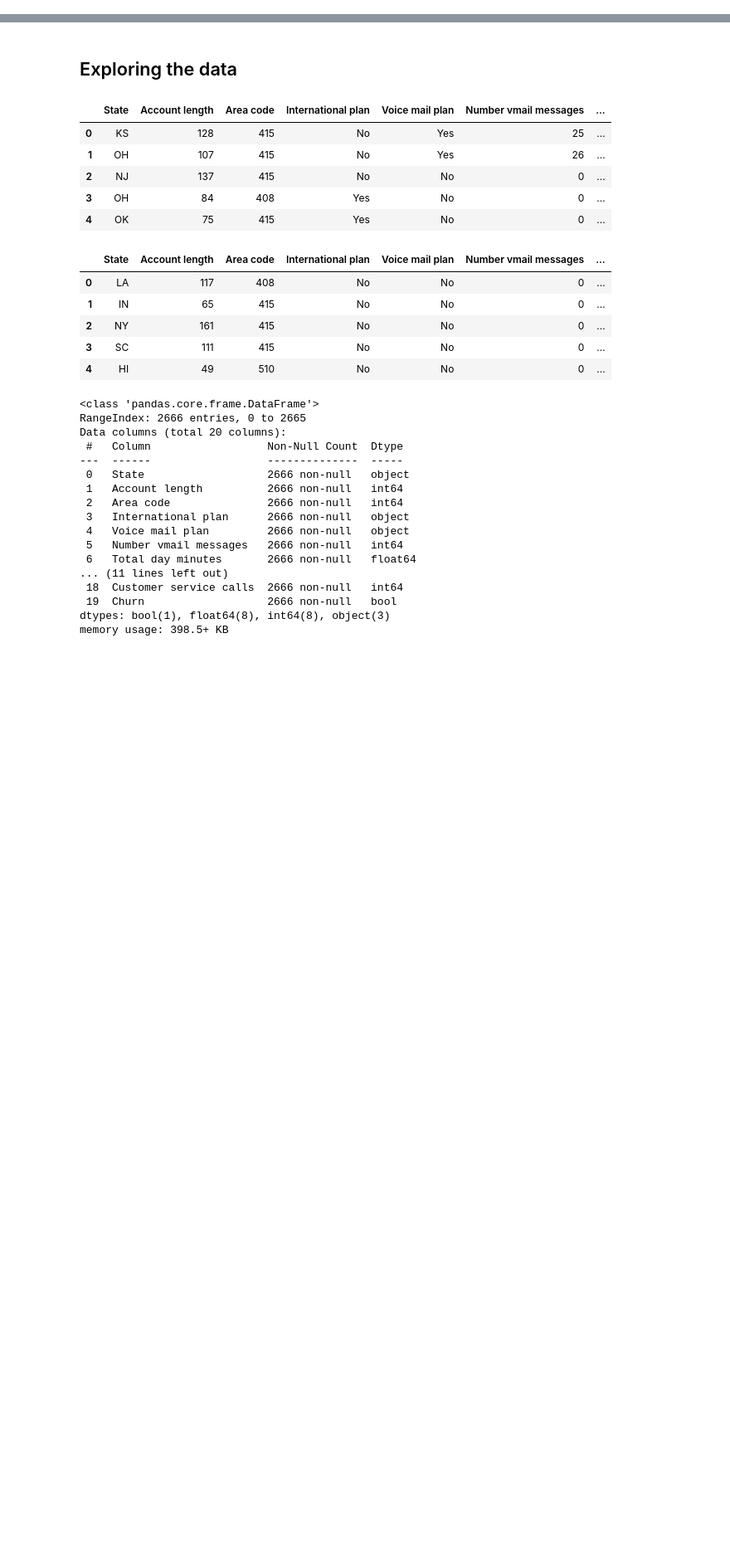
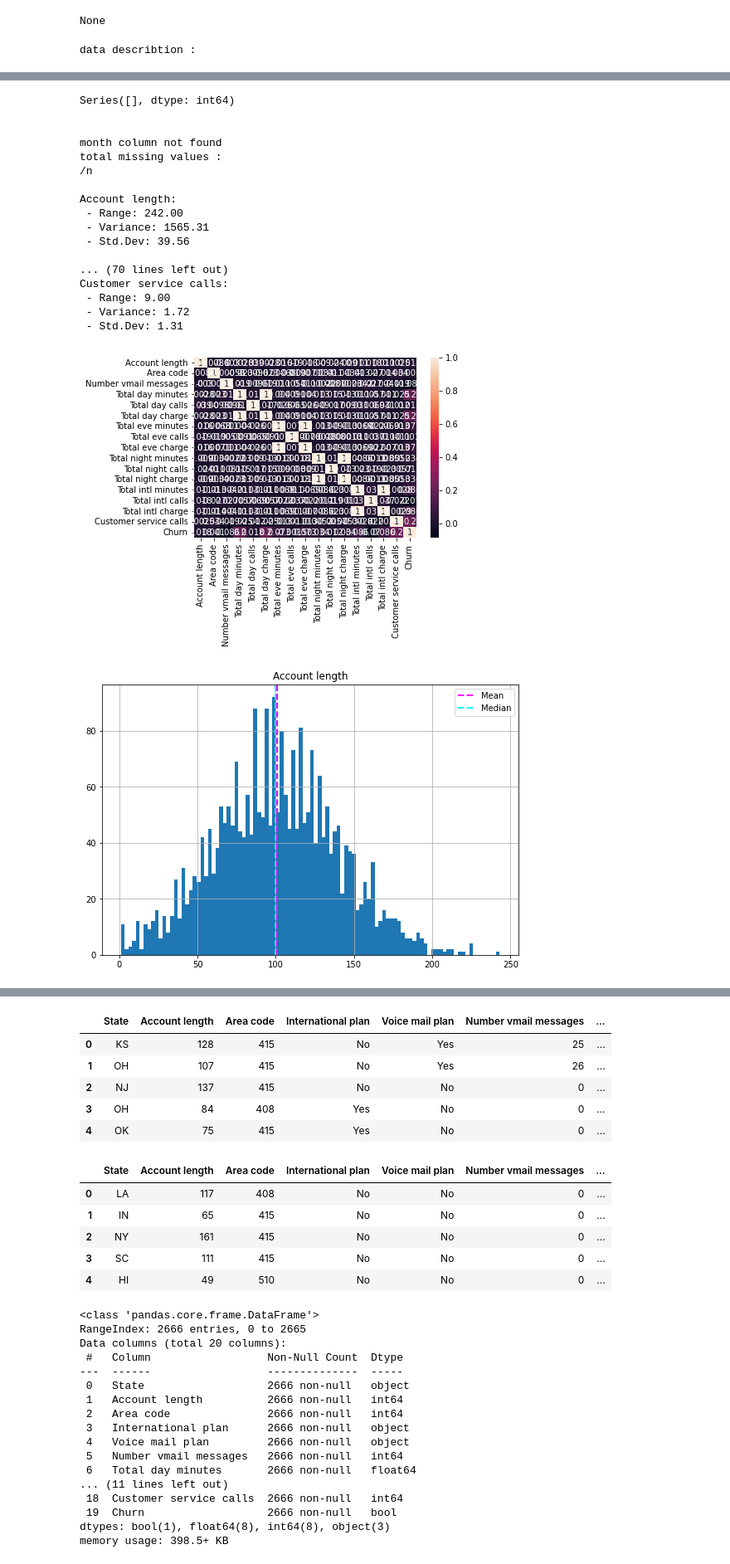
Before and after one commit to ahmeddaker/electro_pi_scholarship_projets, a Jupyter notebook: 2_supervised_ml/churn.ipynb, the cells around one changed output, grey strips where cells are left out. Shown at 83% size. Drawn from its saved outputs; the diff is of its cells as text; code cells hidden in the pictures; blank space fills up the shorter version.

```diff
--- a/2_supervised_ml/churn.ipynb
+++ b/2_supervised_ml/churn.ipynb
@@ -13,0 +17,3 @@ import visuals as vs
+# %%
+automate_eda('./data/churn-bigml-80.csv')
+# %% [output]
@@ -13,0 +45,2 @@ import visuals as vs
+None
+data describtion :
@@ -13,0 +56,19 @@ import visuals as vs
+Series([], dtype: int64)
+
+
+month column not found
+total missing values :
+/n
+
+Account length:
+ - Range: 242.00
+ - Variance: 1565.31
+ - Std.Dev: 39.56
+
+... (70 lines left out)
+Customer service calls:
+ - Range: 9.00
+ - Variance: 1.72
+ - Std.Dev: 1.31
+[figure, added]
+[figure, added]
@@ -15,8 +80,6 @@ import visuals as vs
 #loading the data
 train = pd.read_csv('./data/churn-bigml-80.csv')
 test = pd.read_csv('./data/churn-bigml-20.csv')
-# %% [markdown]
-## Exploring the data
 # %%
 #checking the data
 display(train.head())
```
Also changed, not shown: parts of 3 cells of this notebook, 2 other files.
